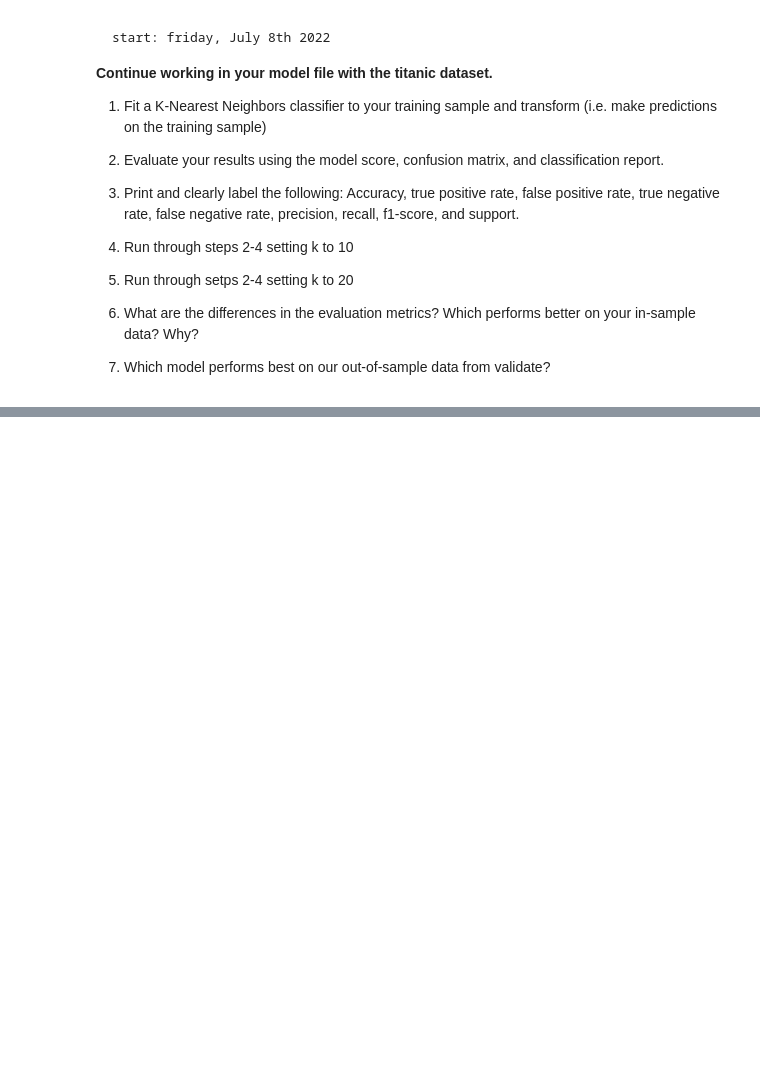
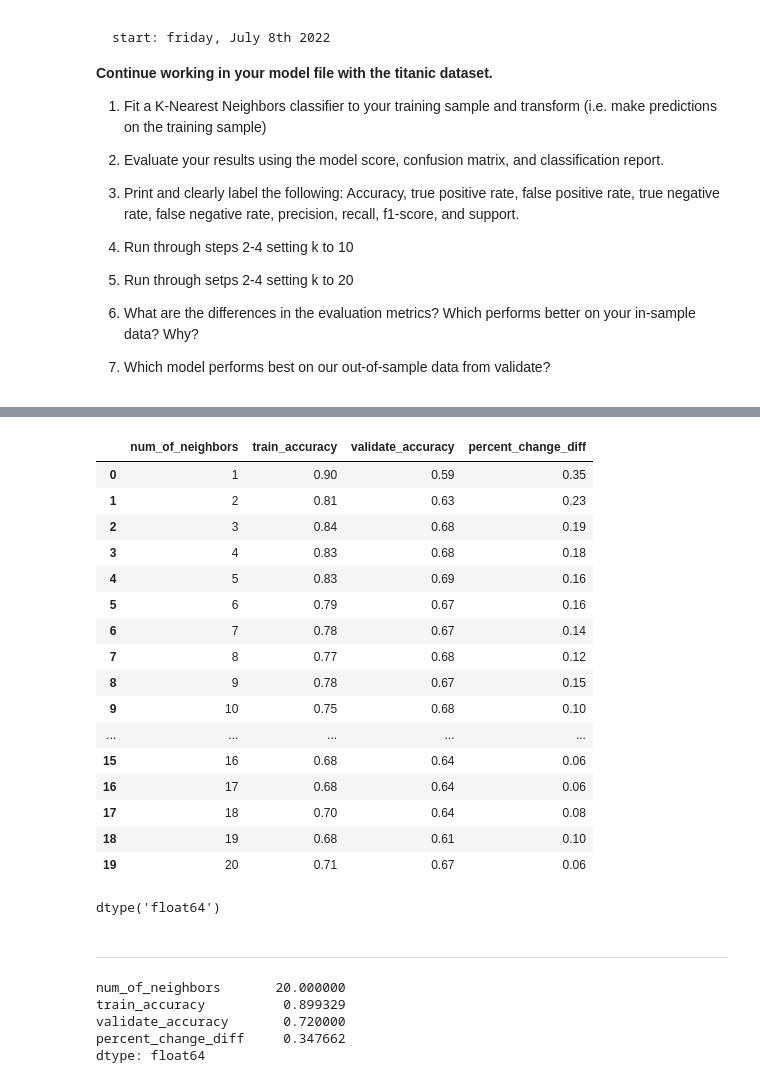
Before and after one commit to mijailmariano/classification-exercises, a Jupyter notebook: model.ipynb, the cells around one changed output, grey strips where cells are left out. Cells and saved outputs as stored; diff of their text form; code cells hidden in the pictures; blank space fills up the shorter version.

```diff
--- a/model.ipynb
+++ b/model.ipynb
@@ -848,0 +903,7 @@ from sklearn.neighbors import KNeighborsClassifier
+# %%
+# Exercise #1: Fit a K-Nearest Neighbors classifier to your training sample and transform (i.e. make predictions on the training sample)
+# continuing to work with the titanic dataset
+
+knn1 = KNeighborsClassifier(n_neighbors=5, weights='uniform')
+# %%
+knn1 = knn1.fit(X_train, y_train)
@@ -848,0 +916,2 @@ from sklearn.neighbors import KNeighborsClassifier
+# %%
+y_predictions = knn1.predict(X_train)
@@ -848,0 +1012,63 @@ from sklearn.neighbors import KNeighborsClassifier
+# %%
+metrics = []
+
+for k in range(1, 21):
+    # Make the model
+    knn = KNeighborsClassifier(n_neighbors= k, weights = 'uniform')
+
+    # Fit the model (on train and only train)
+    knn = knn.fit(X_train, y_train)
+
+    # Use the model
+    # We'll evaluate the model's performance on train, first
+    in_sample_accuracy = knn.score(X_train, y_train)
+
+    # next, we'll evaluate the model on "out-of-sample" data (validate)
+    out_of_sample_accuracy = knn.score(X_validate, y_validate)
+
+    output = {
+        "num_of_neighbors": k,
+        "train_accuracy": in_sample_accuracy,
+        "validate_accuracy": out_of_sample_accuracy
+    }
+
+    metrics.append(output)
+
+df = pd.DataFrame(metrics)
+df["percent_change_diff"] = ((df.train_accuracy - df.validate_accuracy) / df.train_accuracy)
+df.round(2)
+# %% [output]
+|  | num_of_neighbors | train_accuracy | validate_accuracy | percent_change_diff |
+| 0 | 1 | 0.90 | 0.59 | 0.35 |
+| 1 | 2 | 0.81 | 0.63 | 0.23 |
+| 2 | 3 | 0.84 | 0.68 | 0.19 |
+| 3 | 4 | 0.83 | 0.68 | 0.18 |
+| 4 | 5 | 0.83 | 0.69 | 0.16 |
+| 5 | 6 | 0.79 | 0.67 | 0.16 |
+| 6 | 7 | 0.78 | 0.67 | 0.14 |
+| 7 | 8 | 0.77 | 0.68 | 0.12 |
+| 8 | 9 | 0.78 | 0.67 | 0.15 |
+| 9 | 10 | 0.75 | 0.68 | 0.10 |
+| ... | ... | ... | ... | ... |
+| 15 | 16 | 0.68 | 0.64 | 0.06 |
+| 16 | 17 | 0.68 | 0.64 | 0.06 |
+| 17 | 18 | 0.70 | 0.64 | 0.08 |
+| 18 | 19 | 0.68 | 0.61 | 0.10 |
+| 19 | 20 | 0.71 | 0.67 | 0.06 |
+# %%
+df.percent_change_diff.dtype
+# %% [output]
+dtype('float64')
+# %% [markdown]
+----
+# %%
+# 6. What are the differences in the evaluation metrics? Which performs better on your in-sample data? Why?
+
+col_max = df.max(axis = 0)
+col_max
+# %% [output]
+num_of_neighbors       20.000000
+train_accuracy          0.899329
+validate_accuracy       0.720000
+percent_change_diff     0.347662
+dtype: float64
```
Also changed, not shown: parts of 54 cells of this notebook, 4 other files.
